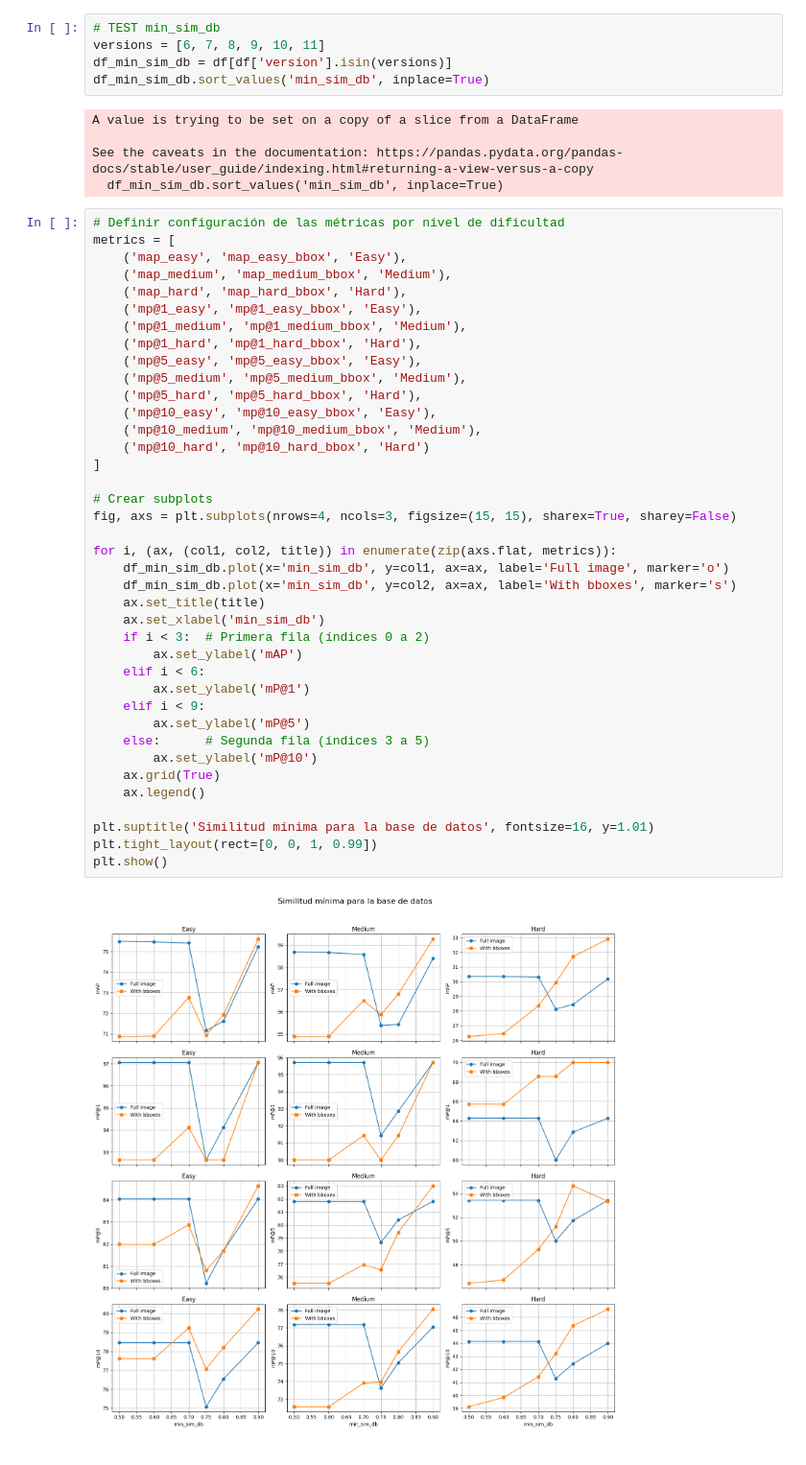
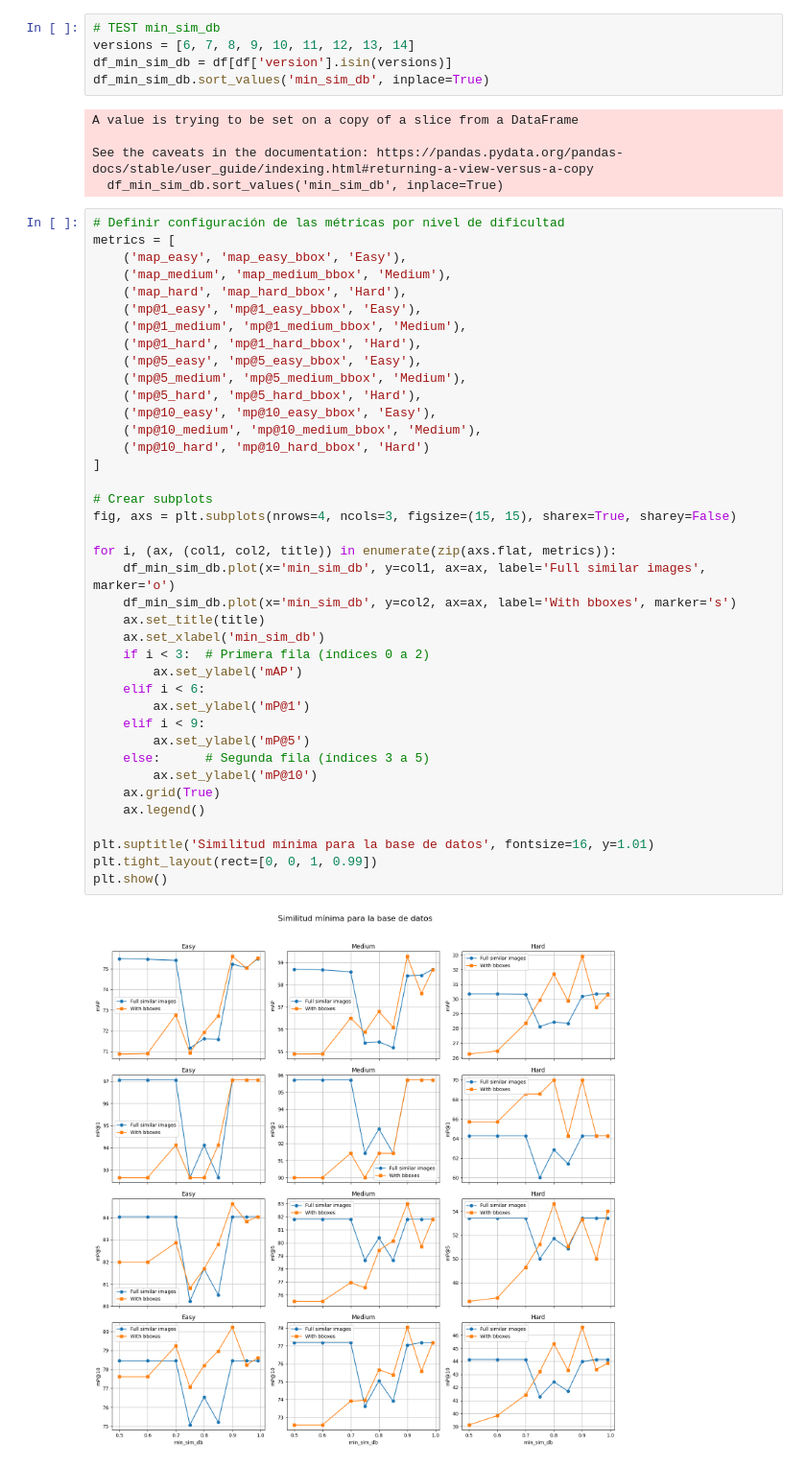
Before and after one commit to theviderlab/landmark-detection-with-retrieval, a Jupyter notebook: visualize_results.ipynb, the cells around one changed output. Shown at 96% size. Drawn from its saved outputs; the diff is of its cells as text.

```diff
--- a/visualize_results.ipynb
+++ b/visualize_results.ipynb
@@ -13,6 +13,6 @@ array([ 0,  1,  2,  3,  4,  5,  6,  7,  8,  9, 10, 11])
 # %%
 # TEST min_sim_db
-versions = [6, 7, 8, 9, 10, 11]
+versions = [6, 7, 8, 9, 10, 11, 12, 13, 14]
 df_min_sim_db = df[df['version'].isin(versions)]
 df_min_sim_db.sort_values('min_sim_db', inplace=True)
 # %% [output]
@@ -32,32 +32,32 @@ metrics = [
     ('mp@5_easy', 'mp@5_easy_bbox', 'Easy'),
     ('mp@5_medium', 'mp@5_medium_bbox', 'Medium'),
     ('mp@5_hard', 'mp@5_hard_bbox', 'Hard'),
     ('mp@10_easy', 'mp@10_easy_bbox', 'Easy'),
     ('mp@10_medium', 'mp@10_medium_bbox', 'Medium'),
     ('mp@10_hard', 'mp@10_hard_bbox', 'Hard')
 ]
 
 # Crear subplots
 fig, axs = plt.subplots(nrows=4, ncols=3, figsize=(15, 15), sharex=True, sharey=False)
 
 for i, (ax, (col1, col2, title)) in enumerate(zip(axs.flat, metrics)):
-    df_min_sim_db.plot(x='min_sim_db', y=col1, ax=ax, label='Full image', marker='o')
+    df_min_sim_db.plot(x='min_sim_db', y=col1, ax=ax, label='Full similar images', marker='o')
     df_min_sim_db.plot(x='min_sim_db', y=col2, ax=ax, label='With bboxes', marker='s')
     ax.set_title(title)
     ax.set_xlabel('min_sim_db')
     if i < 3:  # Primera fila (índices 0 a 2)
         ax.set_ylabel('mAP')
     elif i < 6:
         ax.set_ylabel('mP@1')
     elif i < 9:
         ax.set_ylabel('mP@5')
     else:      # Segunda fila (índices 3 a 5)
         ax.set_ylabel('mP@10')
     ax.grid(True)
     ax.legend()
 
 plt.suptitle('Similitud mínima para la base de datos', fontsize=16, y=1.01)
 plt.tight_layout(rect=[0, 0, 1, 0.99])
 plt.show()
 # %% [output]
-[figure, old version]
+[figure, new version]
```
Also changed, not shown: parts of 1 cell of this notebook, 4 other files.
